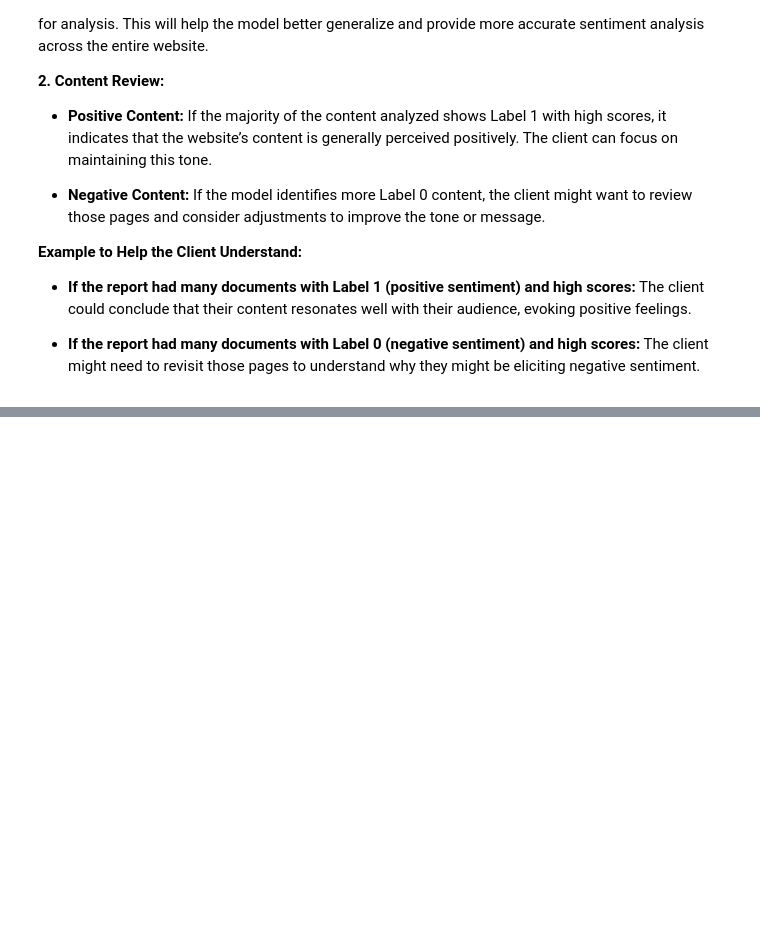
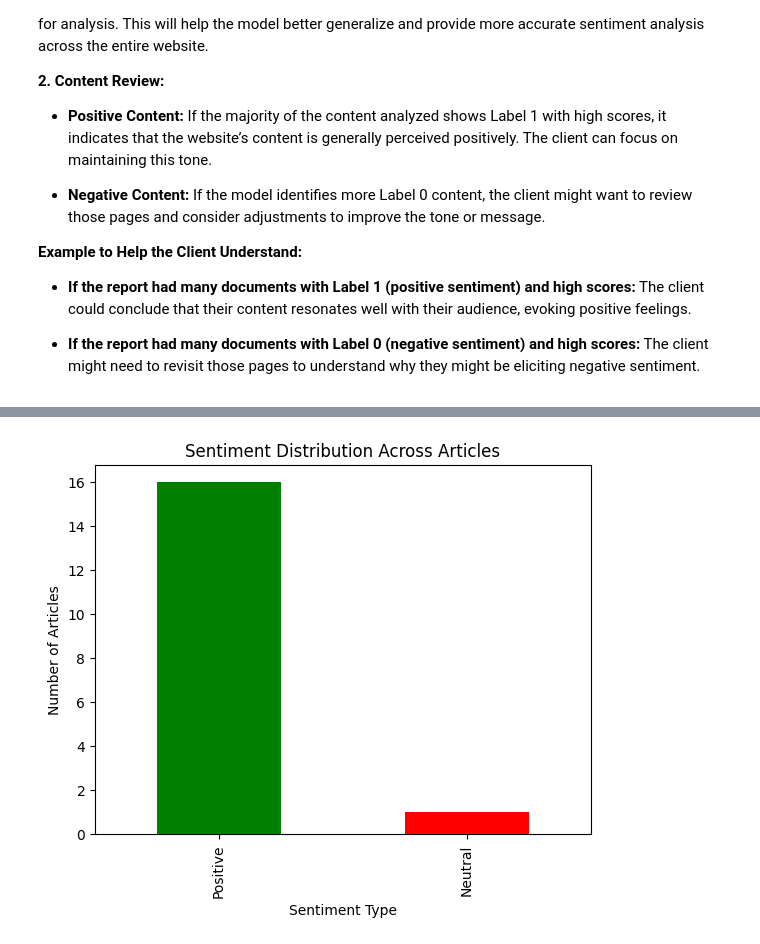
Before and after one commit to Abhiss123/AlmaBetter-Projects, a Jupyter notebook: Naive_BayesInsight_Website_Sentiment_Classification.ipynb, the cells around one changed output, grey strips where cells are left out. Drawn from its saved outputs; the diff is of its cells as text; code cells hidden in the pictures; blank space fills up the shorter version.

```diff
--- a/Naive_BayesInsight_Website_Sentiment_Classification.ipynb
+++ b/Naive_BayesInsight_Website_Sentiment_Classification.ipynb
@@ -691,3 +691,91 @@ In This Case the output represnts :
 *  **If the report had many documents with Label 1 (positive sentiment) and high scores:** The client could conclude that their content resonates well with their audience, evoking positive feelings.
 
 *  **If the report had many documents with Label 0 (negative sentiment) and high scores:** The client might need to revisit those pages to understand why they might be eliciting negative sentiment.
+# %%
+import requests  # To send HTTP requests to retrieve web content
+from bs4 import BeautifulSoup  # To parse HTML and extract textual content
+import re  # Regular expressions for text cleaning
+from textblob import TextBlob  # For advanced sentiment analysis
+import pandas as pd  # To create and manage structured data
+import matplotlib.pyplot as plt  # To visualize results
+
+# Function to extract and clean the text from a webpage
+def extract_text_from_url(url):
+    response = requests.get(url)  # Send a request to the URL
+    soup = BeautifulSoup(response.text, 'html.parser')  # Parse the HTML content
+    paragraphs = soup.find_all('p')  # Extract text content from all <p> tags
+    text = ' '.join([para.get_text() for para in paragraphs])  # Combine all text
+    return preprocess_text(text)  # Clean and preprocess the extracted text
+
+# Function to preprocess the text (removing unwanted characters and formatting)
+def preprocess_text(text):
+    text = re.sub(r'\d+', '', text)  # Remove digits
+    text = re.sub(r'[^a-zA-Z\s]', '', text)  # Remove non-alphabet characters
+    text = text.lower()  # Convert text to lowercase
+    return text  # Return cleaned text
+
+# Function to analyze sentiment using TextBlob
+def analyze_sentiment(text):
+    blob = TextBlob(text)  # Create a TextBlob object
+    sentiment_score = blob.sentiment.polarity  # Get the polarity score (-1 to 1)
+    if sentiment_score > 0.1:
+        return 'Positive', sentiment_score  # Positive sentiment
+    elif sentiment_score < -0.1:
+        return 'Negative', sentiment_score  # Negative sentiment
+    else:
+        return 'Neutral', sentiment_score  # Neutral sentiment
+
+# Function to summarize and visualize sentiment analysis
+def summarize_and_visualize(sentiment_data):
+    df = pd.DataFrame(sentiment_data, columns=['URL', 'Sentiment', 'Score'])  # Create a DataFrame
+    print("Detailed Sentiment Analysis Report:")
+    print(df)  # Display the DataFrame
+
+    # Count the number of each sentiment type
+    sentiment_counts = df['Sentiment'].value_counts()
+    print("\nSummary of Sentiments Across All Articles:")
+    print(sentiment_counts)
+
+    # Plot the sentiment distribution
+    sentiment_counts.plot(kind='bar', color=['green', 'red', 'blue'])
+    plt.title('Sentiment Distribution Across Articles')
+    plt.xlabel('Sentiment Type')
+    plt.ylabel('Number of Articles')
+    plt.show()
+
+    return df
+
+# Main function to run the sentiment analysis and provide meaningful insights
+if __name__ == "__main__":
+    # List of web page URLs to extract text from
+    urls = [
+        'https://thatware.co/',
+        'https://thatware.co/services/',
+        'https://thatware.co/advanced-seo-services/',
+        'https://thatware.co/digital-marketing-services/',
+        'https://thatware.co/business-intelligence-services/',
+        'https://thatware.co/link-building-services/',
+        'https://thatware.co/branding-press-release-services/',
+        'https://thatware.co/conversion-rate-optimization/',
+        'https://thatware.co/social-media-marketing/',
+        'https://thatware.co/content-proofreading-services/',
+        'https://thatware.co/website-design-services/',
+        'https://thatware.co/web-development-services/',
+        'https://thatware.co/app-development-services/',
+        'https://thatware.co/website-maintenance-services/',
+        'https://thatware.co/bug-testing-services/',
+        'https://thatware.co/software-development-services/',
+        'https://thatware.co/competitor-keyword-analysis/'
+    ]
+
+    sentiment_data = []  # List to store sentiment results for each URL
+
+    # Loop through URLs, extract, and analyze sentiment for each page
+    for url in urls:
+        text = extract_text_from_url(url)  # Extract and clean text from the URL
+        sentiment, score = analyze_sentiment(text)  # Analyze sentiment and get the score
+        sentiment_data.append([url, sentiment, score])  # Store the results
+
+    # Summarize and visualize the results
+    summary_df = summarize_and_visualize(sentiment_data)
+# %% [output]
@@ -693,0 +799 @@ In This Case the output represnts :
+[figure, added]
```
Also changed, not shown: parts of 3 cells of this notebook.
